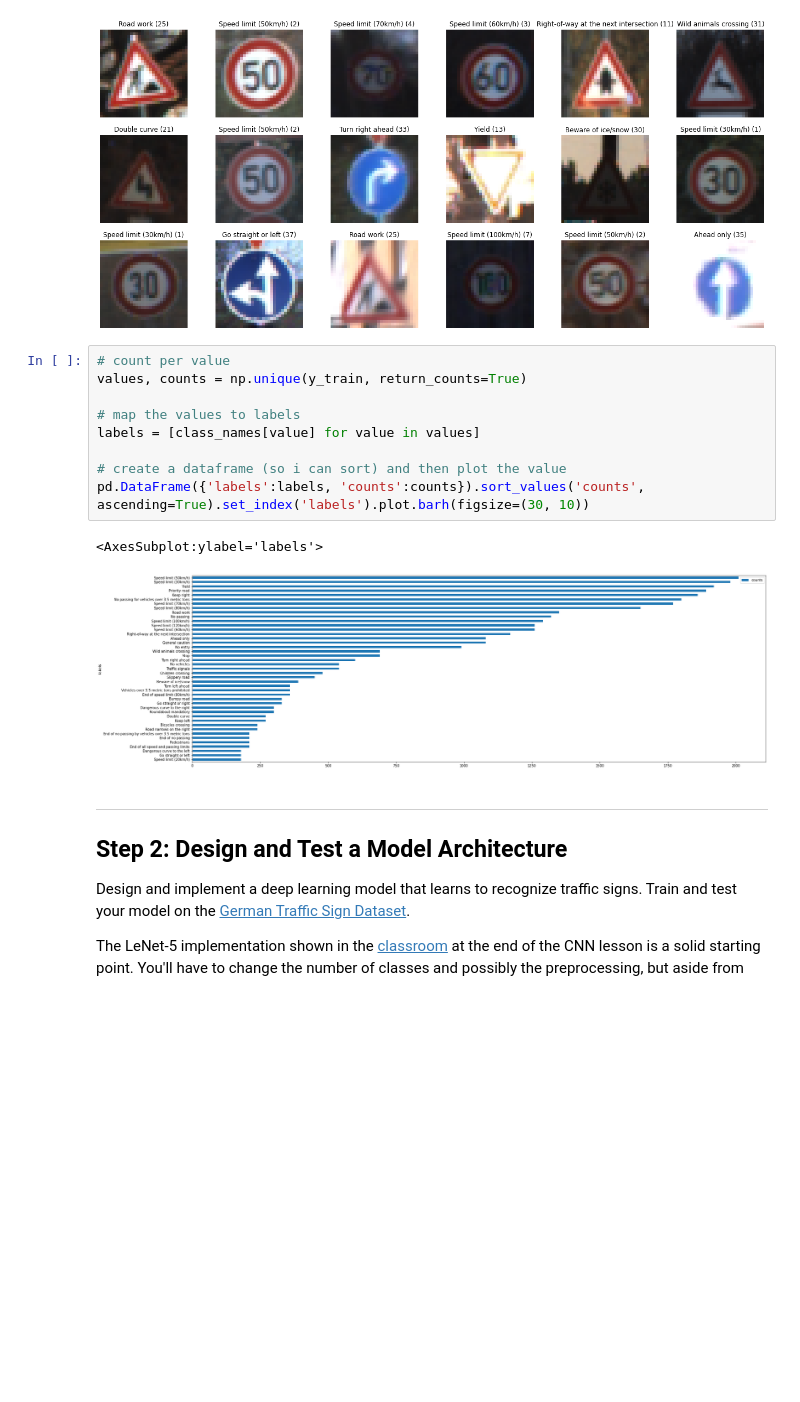
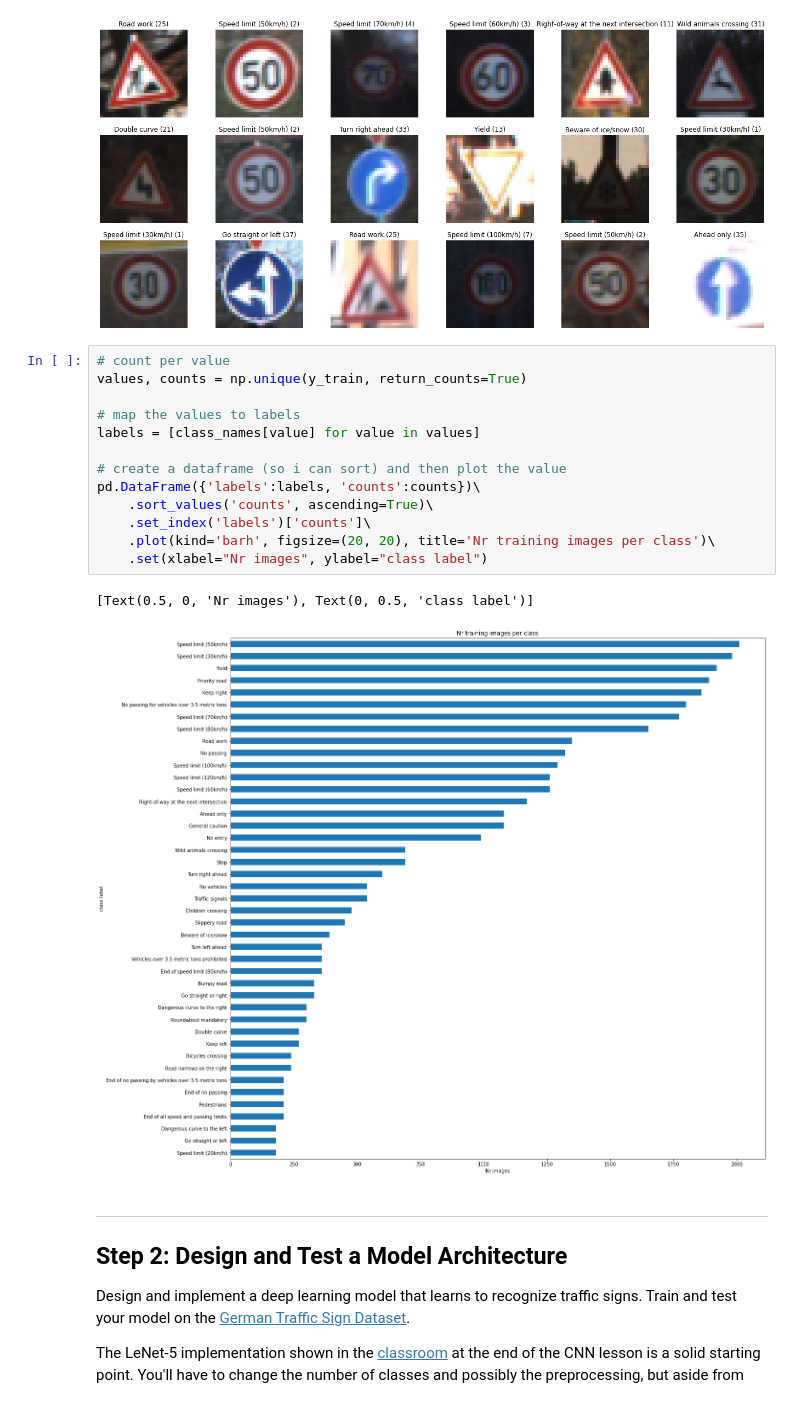
Before and after one commit to willembressers/CarND-Traffic-Sign-Classifier-Project, a Jupyter notebook: notebooks/Traffic_Sign_Classifier.ipynb, the cells around one changed output. Cells and saved outputs as stored; diff of their text form; blank space fills up the shorter version.

```diff
--- a/notebooks/Traffic_Sign_Classifier.ipynb
+++ b/notebooks/Traffic_Sign_Classifier.ipynb
@@ -147,15 +142,19 @@ for index, integer in enumerate(integers):
 # %%
 # count per value
 values, counts = np.unique(y_train, return_counts=True)
 
 # map the values to labels
 labels = [class_names[value] for value in values]
 
 # create a dataframe (so i can sort) and then plot the value
-pd.DataFrame({'labels':labels, 'counts':counts}).sort_values('counts', ascending=True).set_index('labels').plot.barh(figsize=(30, 10))
+pd.DataFrame({'labels':labels, 'counts':counts})\
+    .sort_values('counts', ascending=True)\
+    .set_index('labels')['counts']\
+    .plot(kind='barh', figsize=(20, 20), title='Nr training images per class')\
+    .set(xlabel="Nr images", ylabel="class label")
 # %% [output]
-<AxesSubplot:ylabel='labels'>
+[Text(0.5, 0, 'Nr images'), Text(0, 0.5, 'class label')]
-[figure, old version]
+[figure, new version]
 # %% [markdown]
 ----
 
```
Also changed, not shown: parts of 6 cells of this notebook.
